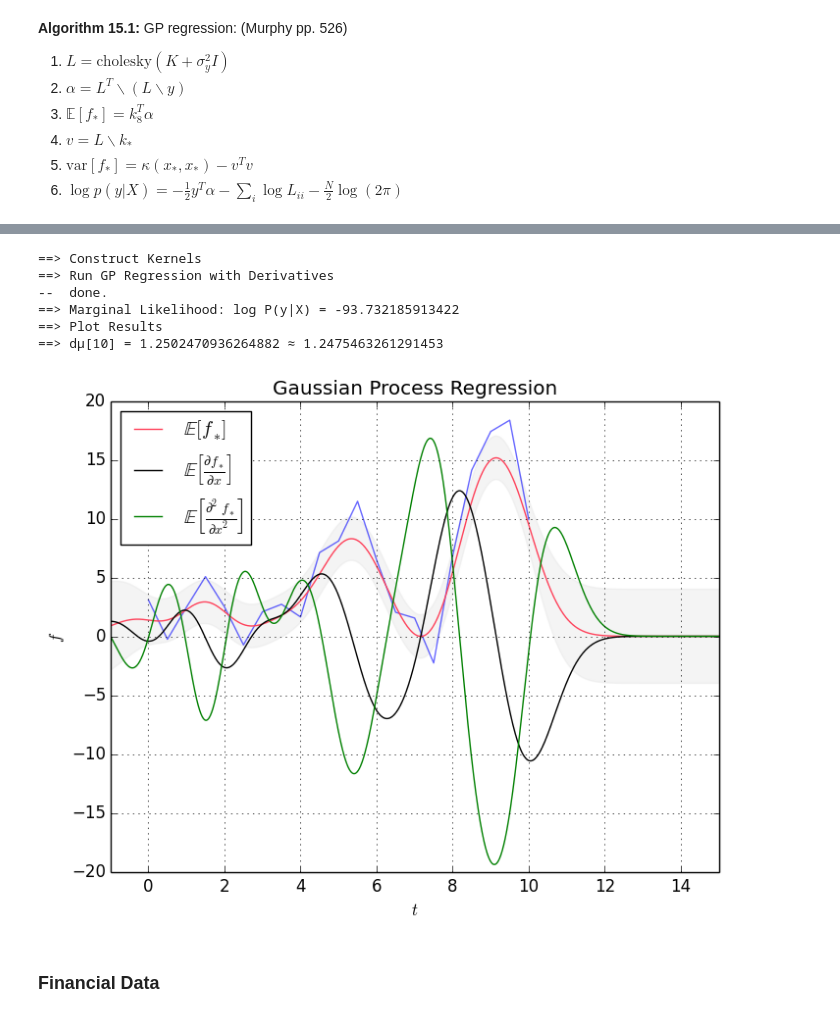
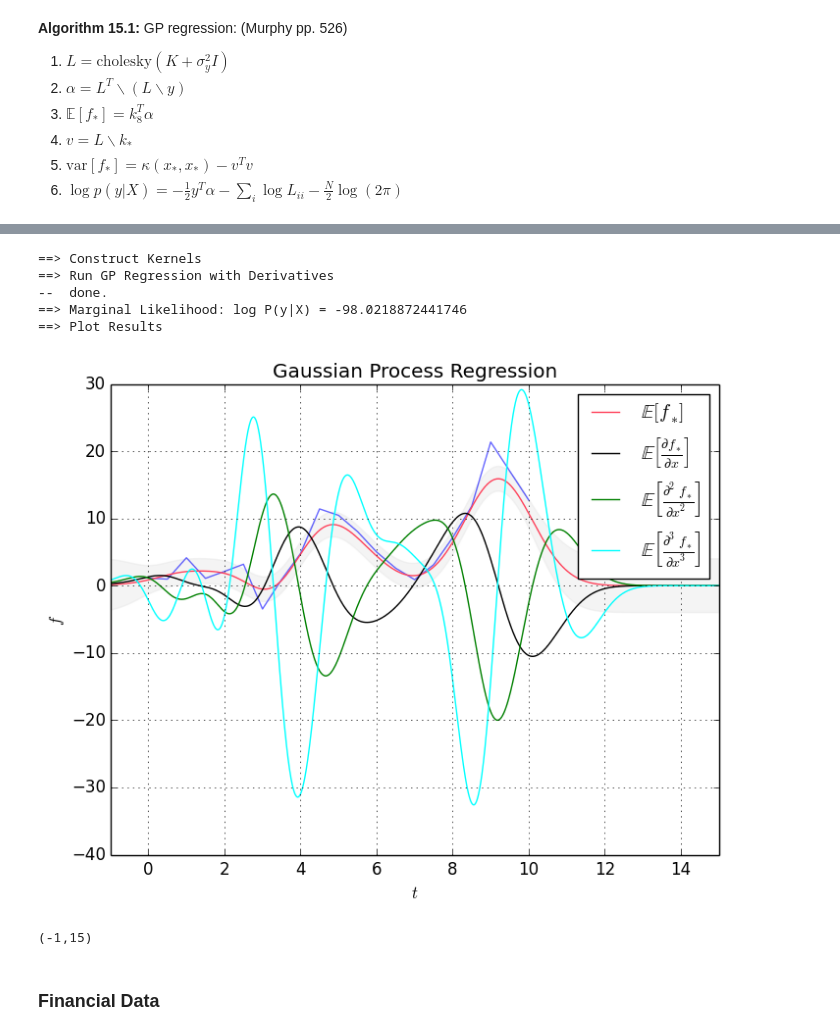
Before and after one commit to cdipaolo/inflection, a Jupyter notebook: notebooks/1.0-gp-regression.ipynb, the cells around one changed output, grey strips where cells are left out. Drawn from its saved outputs; the diff is of its cells as text; code cells hidden in the pictures.

```diff
--- a/notebooks/1.0-gp-regression.ipynb
+++ b/notebooks/1.0-gp-regression.ipynb
@@ -204,6 +241,7 @@ K_ = K_ + σ_y^2*eye(K_)
 k_ = K(se, t, t_)
 dk_ = d_K(se,t,t_)
 d2k_ = d2_K(se,t,t_)
+d3k_ = d3_K(se,t,t_)
 k__ = K(se, t_,t_)
 
 
@@ -214,39 +252,39 @@ println("==> Run GP Regression with Derivatives")
 L = chol(K_)
 α = L\(L'\y)
 μ = k_'*α
 dμ = dk_'*α
 d2μ = d2k_'*α
+d3μ = d3k_'*α
 v = L'\k_
 σ = sqrt(diag(k__) - diag(v'*v))
 logP = -y'*α/2 - sum(log(diag(L))) - size(y)[1]*log(2π)/2
 println("--  done.")
 println("==> Marginal Likelihood: log P(y|X) = $(logP[1])")
 
 println("==> Plot Results")
 plot(t,y, alpha=0.6)
 plot(t_, μ, label="\$\\mathbb{E}[f_*]\$", color="#FF425B")
 plot(t_, dμ, label="\$\\mathbb{E}\\left[\\frac{\\partial f_*}{\\partial x}\\right]\$", color="black")
 plot(t_, d2μ, label="\$\\mathbb{E}\\left[\\frac{\\partial^2 f_*}{\\partial x^2}\\right]\$", color="green")
+plot(t_, d3μ, label="\$\\mathbb{E}\\left[\\frac{\\partial^3 f_*}{\\partial x^3}\\right]\$", color="cyan")
 fill_between(t_, μ-2σ, μ+2σ, color="#dddddd", alpha=0.3)
 #plot(t_, t_.*sin(0.25*2π*t_) + t_, label="Ground Truth", color="#84FF80")
 title("Gaussian Process Regression")
 xlabel("\$t\$")
 ylabel("\$f\$")
-legend(loc="upper left")
+legend(loc="upper right")
 
 grid()
 
 xlim(-1,15)
-
-println("==> dμ[10] = $(dμ[10]) ≈ $((μ[11] - μ[10])/0.01)")
 # %% [output]
 ==> Construct Kernels
 ==> Run GP Regression with Derivatives
 --  done.
-==> Marginal Likelihood: log P(y|X) = -93.732185913422
+==> Marginal Likelihood: log P(y|X) = -98.0218872441746
 ==> Plot Results
-==> dμ[10] = 1.2502470936264882 ≈ 1.2475463261291453
-[figure, old version]
+[figure, new version]
+(-1,15)
 # %% [markdown]
 ### Financial Data
 # %%
```
Also changed, not shown: parts of 10 cells of this notebook, 5 other files.
